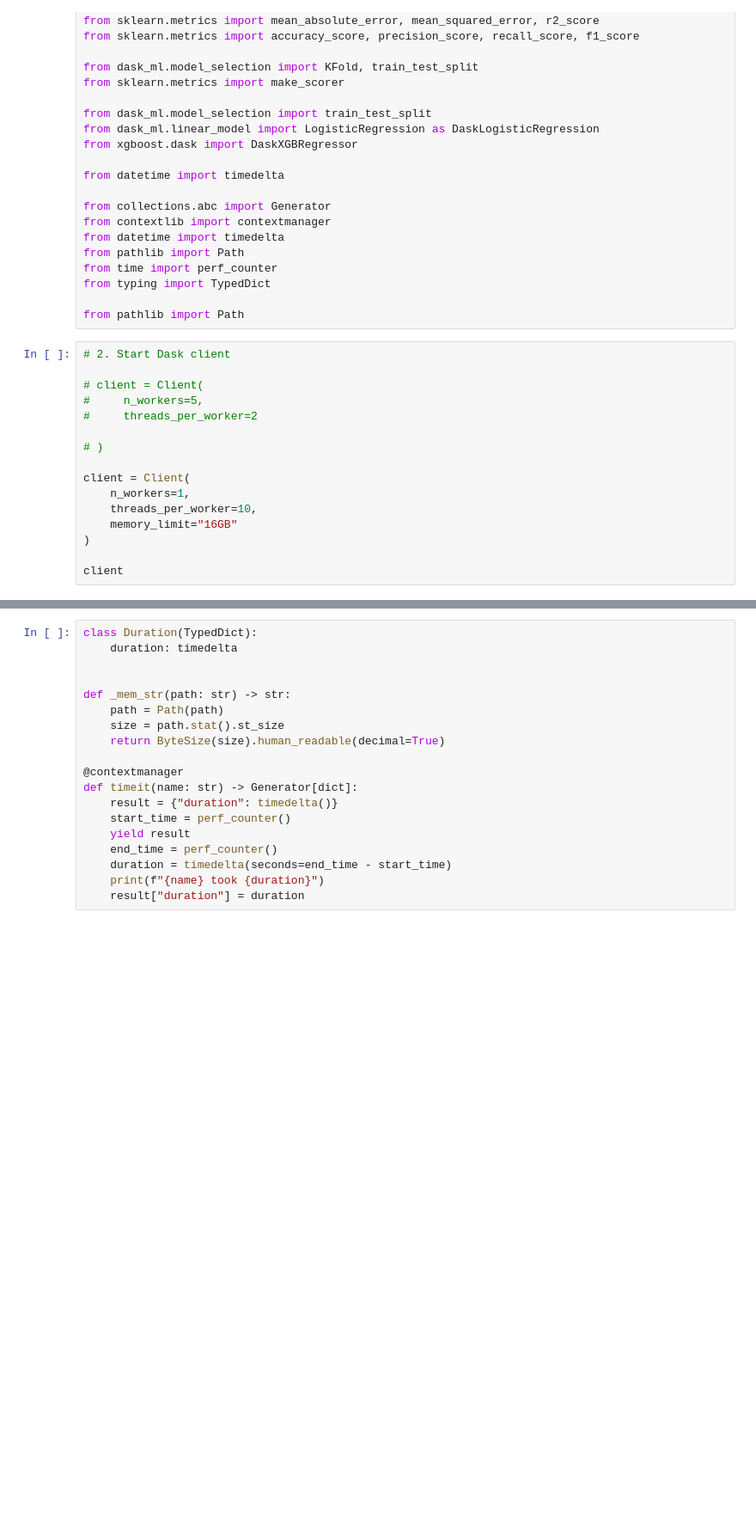
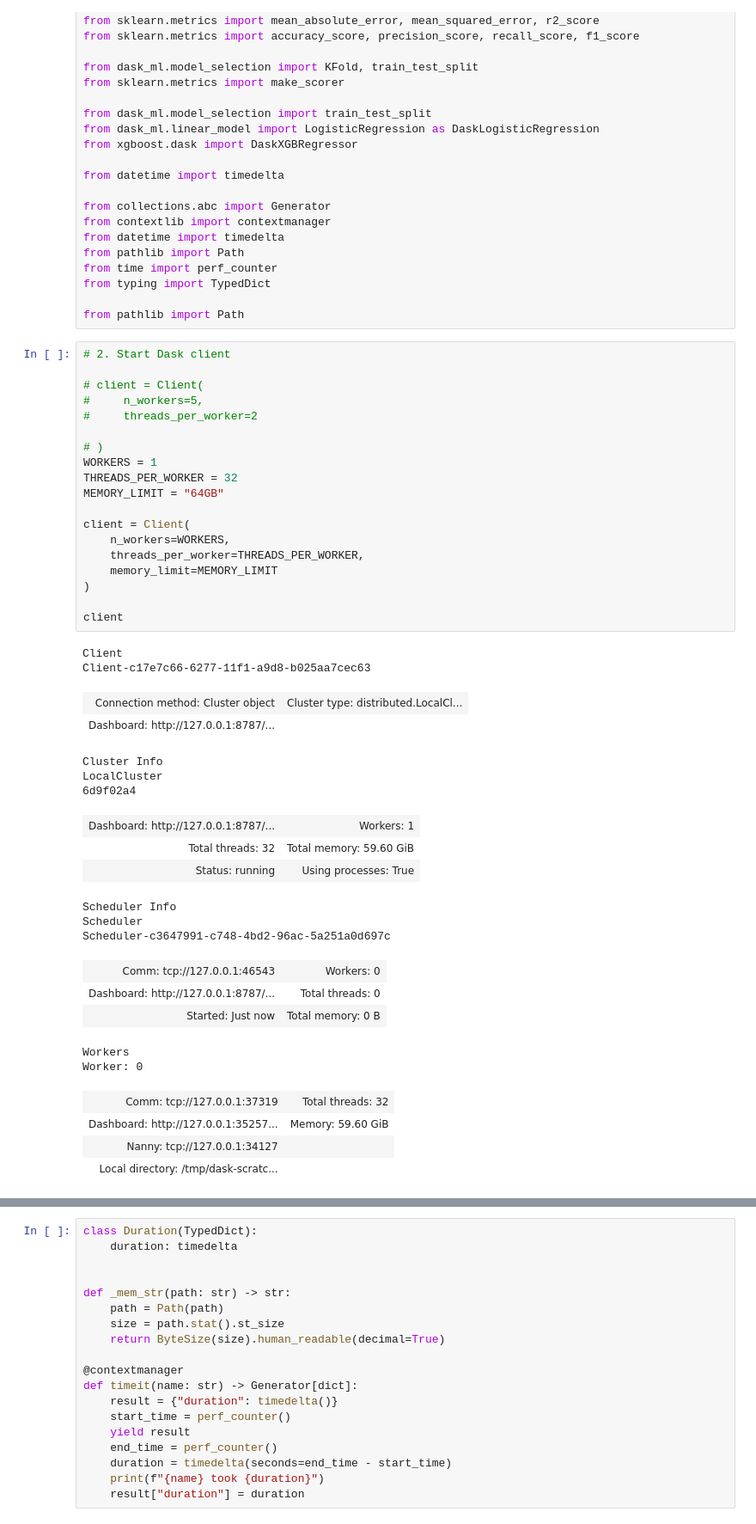
Before and after one commit to GustavoOliveira2000/bdcc-project2, a Jupyter notebook: notebooks/dask_pipeline.ipynb, the cells around one changed output, grey strips where cells are left out. Shown at 86% size. Drawn from its saved outputs; the diff is of its cells as text; blank space fills up the shorter version.

Commit message:
cluster

```diff
--- a/notebooks/dask_pipeline.ipynb
+++ b/notebooks/dask_pipeline.ipynb
@@ -41,19 +41,45 @@ from pathlib import Path
 # %%
 # 2. Start Dask client
 
 # client = Client(
 #     n_workers=5,
 #     threads_per_worker=2
 
 # )
+WORKERS = 1
+THREADS_PER_WORKER = 32
+MEMORY_LIMIT = "64GB"
 
 client = Client(
-    n_workers=1,
-    threads_per_worker=10,
-    memory_limit="16GB"
+    n_workers=WORKERS,
+    threads_per_worker=THREADS_PER_WORKER,
+    memory_limit=MEMORY_LIMIT
 )
 
 client
+# %% [output]
+Client
+Client-c17e7c66-6277-11f1-a9d8-b025aa7cec63
+| Connection method: Cluster object | Cluster type: distributed.LocalCl... |
+| Dashboard: http://127.0.0.1:8787/... |  |
+Cluster Info
+LocalCluster
+6d9f02a4
+| Dashboard: http://127.0.0.1:8787/... | Workers: 1 |
+| Total threads: 32 | Total memory: 59.60 GiB |
+| Status: running | Using processes: True |
+Scheduler Info
+Scheduler
+Scheduler-c3647991-c748-4bd2-96ac-5a251a0d697c
+| Comm: tcp://127.0.0.1:46543 | Workers: 0 |
+| Dashboard: http://127.0.0.1:8787/... | Total threads: 0 |
+| Started: Just now | Total memory: 0 B |
+Workers
+Worker: 0
+| Comm: tcp://127.0.0.1:37319 | Total threads: 32 |
+| Dashboard: http://127.0.0.1:35257... | Memory: 59.60 GiB |
+| Nanny: tcp://127.0.0.1:34127 |  |
+| Local directory: /tmp/dask-scratc... |  |
 # %%
 # 3. Configuration
 
```
Also changed, not shown: parts of 8 cells of this notebook, 6 other files.
